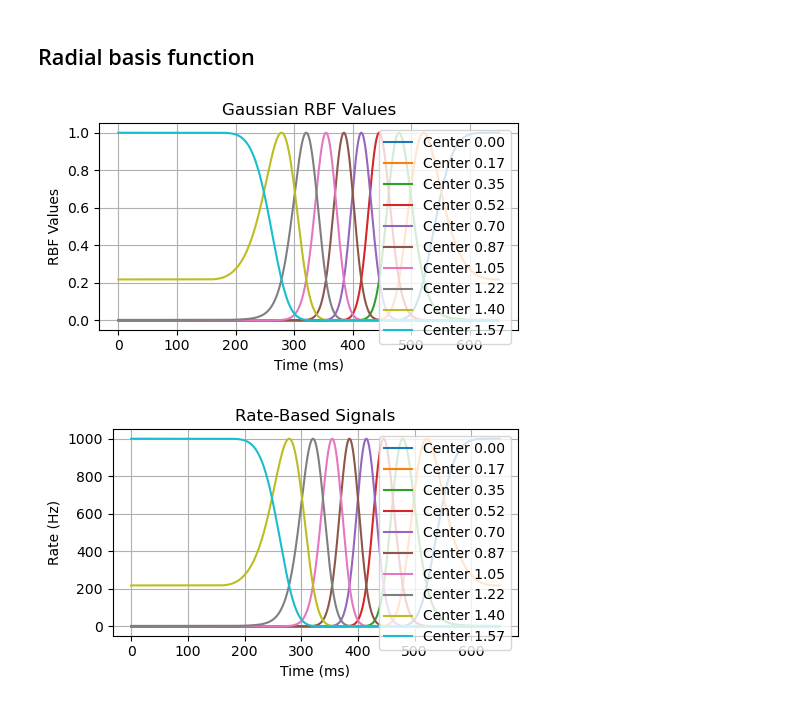
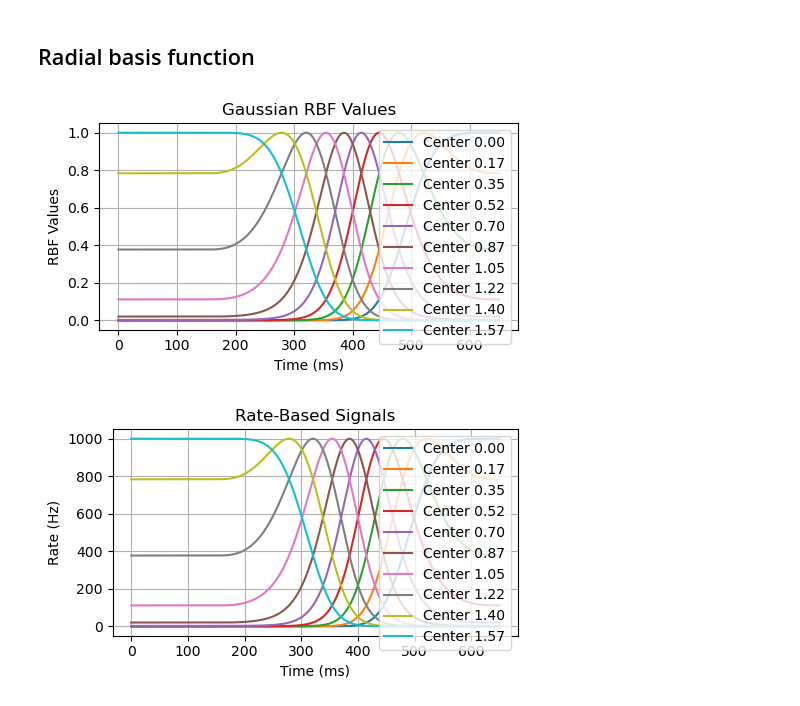
Before and after one commit to shimoura/motor-controller-model, a Jupyter notebook: dataset_motor_training/encoding_trajectory.ipynb, the cells around one changed output. Cells and saved outputs as stored; diff of their text form; code cells hidden in the pictures.

```diff
--- a/dataset_motor_training/encoding_trajectory.ipynb
+++ b/dataset_motor_training/encoding_trajectory.ipynb
@@ -25,35 +25,35 @@ plt.grid()
 # %%
 def gaussian_rbf(x, center, width):
 	"""Gaussian Radial Basis Function."""
 	return np.exp(-((x - center) ** 2) / (2 * width ** 2))
 
 # The trajectory is a 1D array of joint angles in radians against time
 # We will compute the Gaussian RBF for each joint angle
 num_joints = trajectory.shape[0]
 num_centers = 10
 # Define the centers of the RBFs in radians
 # The centers are evenly spaced between 0 and pi/2
 # The width of the RBFs is set to 0.5 radians
 centers = np.linspace(0, np.pi/2, num_centers)
-width = 0.5
+width = 0.25
 # Initialize the RBF values array
 rbf_values = np.zeros((trajectory.shape[0], num_centers))
 # Compute the RBF values for each joint angle
 for i in range(num_centers):
 	rbf_values[:, i] = gaussian_rbf(trajectory, centers[i], width)
 
 # Visualize the RBF values
 plt.figure(figsize=(5, 3))
 plt.title("Gaussian RBF Values")
 plt.xlabel("Time (ms)")
 plt.ylabel("RBF Values")
 for i in range(num_centers):
 	plt.plot(timestamp, rbf_values[:, i], label=f'Center {centers[i]:.2f}')
 plt.legend()
 plt.grid()
 plt.tight_layout()
 # %% [output]
-[figure, old version]
+[figure, new version]
 # %%
 # Generate rate-based signals from RBF values
 rate_based_signals = rbf_values * 1000  # Convert to Hz
@@ -69,4 +69,4 @@ plt.legend()
 plt.grid()
 plt.tight_layout()
 # %% [output]
-[figure, old version]
+[figure, new version]
```
Also changed, not shown: 2 other files.
